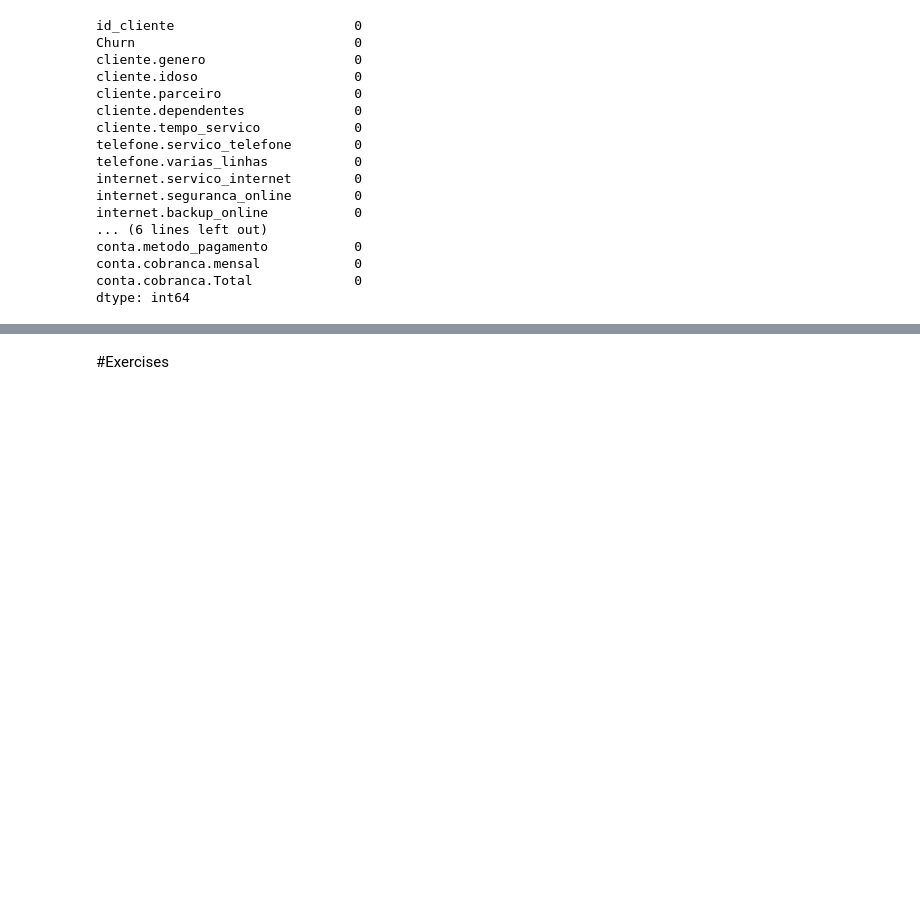
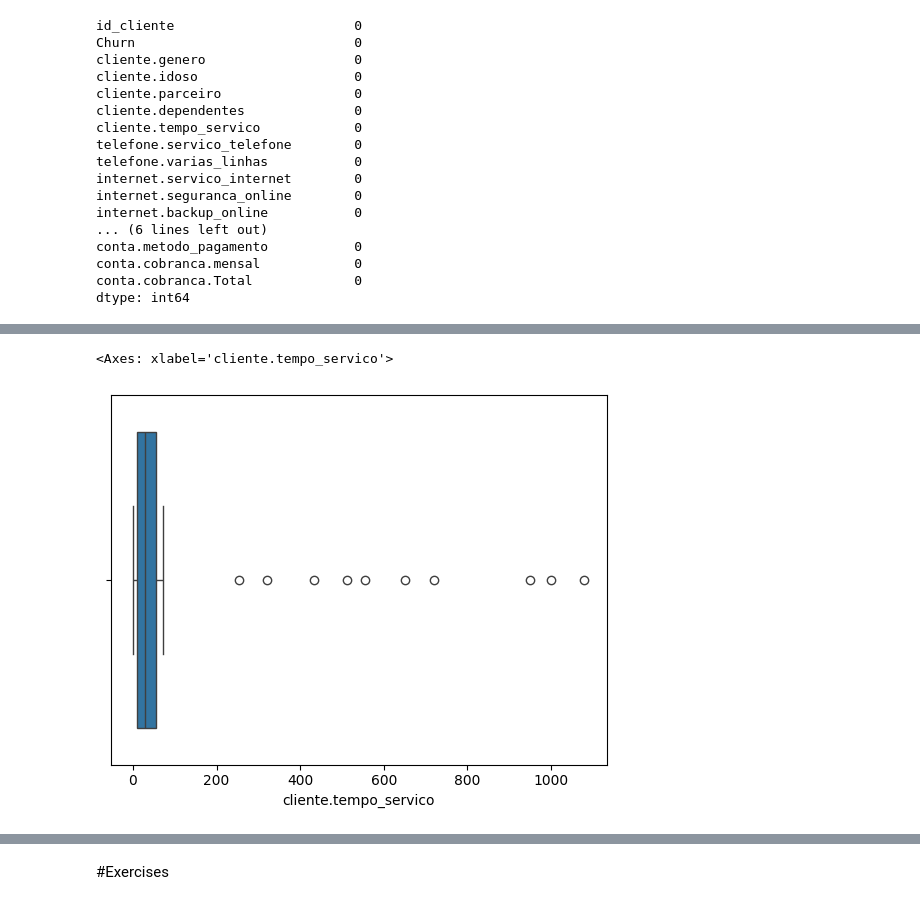
Before and after one commit to Jhonattasilva2/pandas-limpeza-tratamento-churn, a Jupyter notebook: Limpeza_tratamento_churn.ipynb, the cells around one changed output, grey strips where cells are left out. Saved outputs shown, nothing was run; the diff lists cells and outputs as text; code cells hidden in the pictures; blank space fills up the shorter version.

```diff
--- a/Limpeza_tratamento_churn.ipynb
+++ b/Limpeza_tratamento_churn.ipynb
@@ -478,0 +495,5 @@ dtype: int64
+# %%
+sns.boxplot(x=df_sem_nulos['cliente.tempo_servico'])
+# %% [output]
+<Axes: xlabel='cliente.tempo_servico'>
+[figure, added]
```
Also changed, not shown: parts of 31 cells of this notebook.
